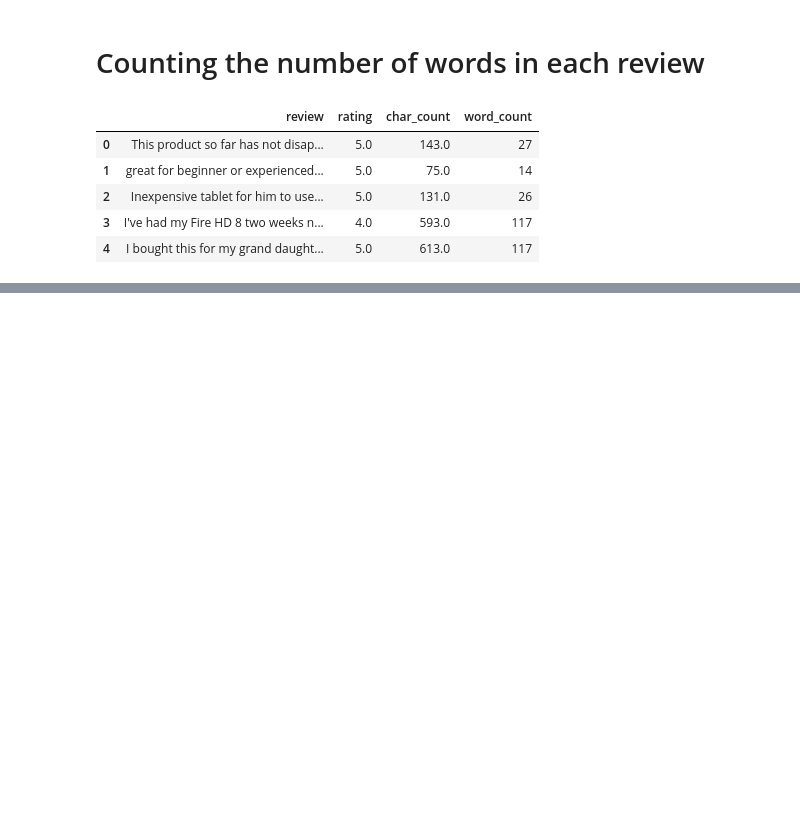
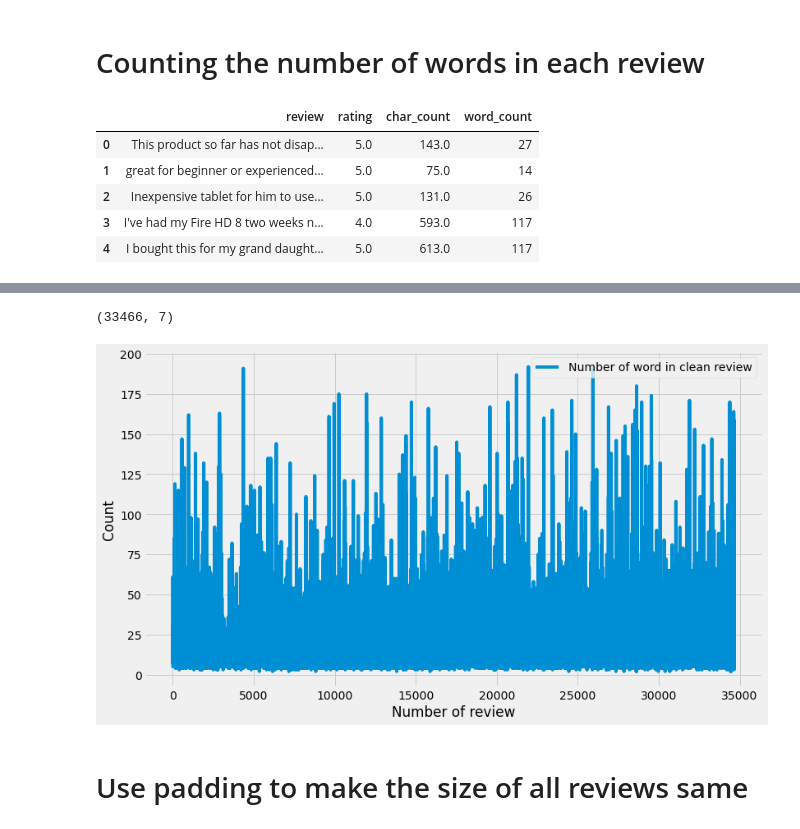
Before and after one commit to yash0307jain/sentiment-analysis, a Jupyter notebook: sentiment_analysis_lstm.ipynb, the cells around one changed output, grey strips where cells are left out. Saved outputs shown, nothing was run; the diff lists cells and outputs as text; code cells hidden in the pictures; blank space fills up the shorter version.

```diff
--- a/sentiment_analysis_lstm.ipynb
+++ b/sentiment_analysis_lstm.ipynb
@@ -178,0 +269,3 @@ plot_count(df, 'word_count', 'Number of words')
+# %%
+%%time
+df['clean_review'] = df['review'].apply(cleaning)
@@ -178,0 +286,3 @@ plot_count(df, 'word_count', 'Number of words')
+# %%
+le = LabelEncoder()
+df['sentiment'] = le.fit_transform(df['sentiment'])
@@ -178,0 +301,2 @@ plot_count(df, 'word_count', 'Number of words')
+# %%
+df['clean_word_count'] = df['clean_review'].apply(lambda x: len(x.split()))
@@ -178,0 +312,12 @@ plot_count(df, 'word_count', 'Number of words')
+# %%
+df = df[df['clean_word_count'] > 1]
+# %%
+df.shape
+# %% [output]
+(33466, 7)
+# %%
+plot_count(df, 'clean_word_count', 'Number of word in clean review')
+# %% [output]
+[figure, added]
+# %% [markdown]
+# Use padding to make the size of all reviews same
```
Also changed, not shown: parts of 41 cells of this notebook.
